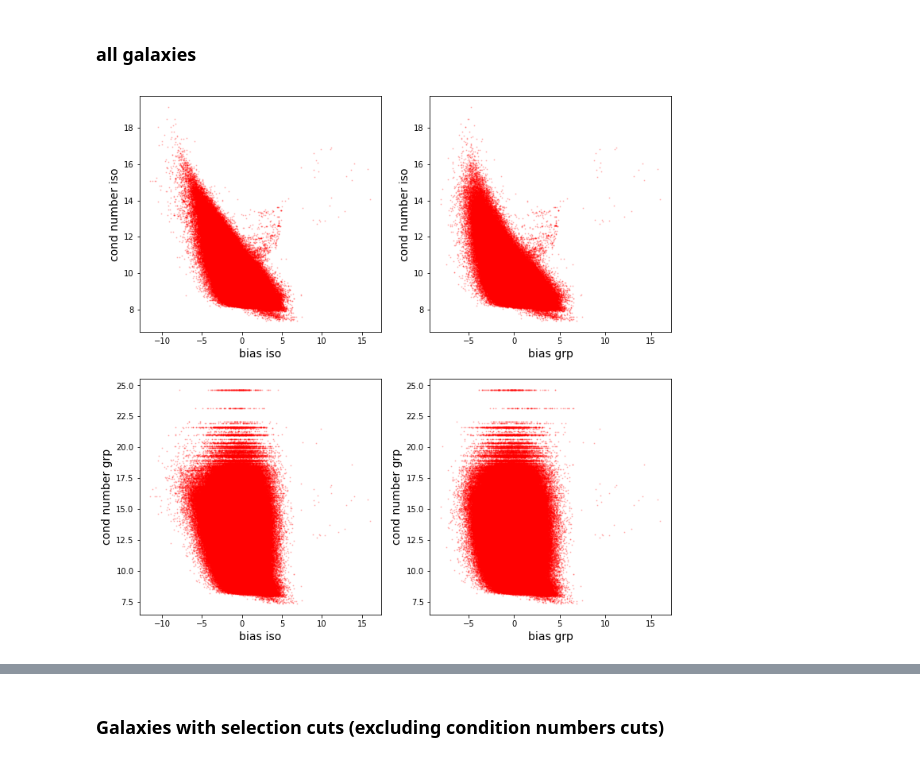
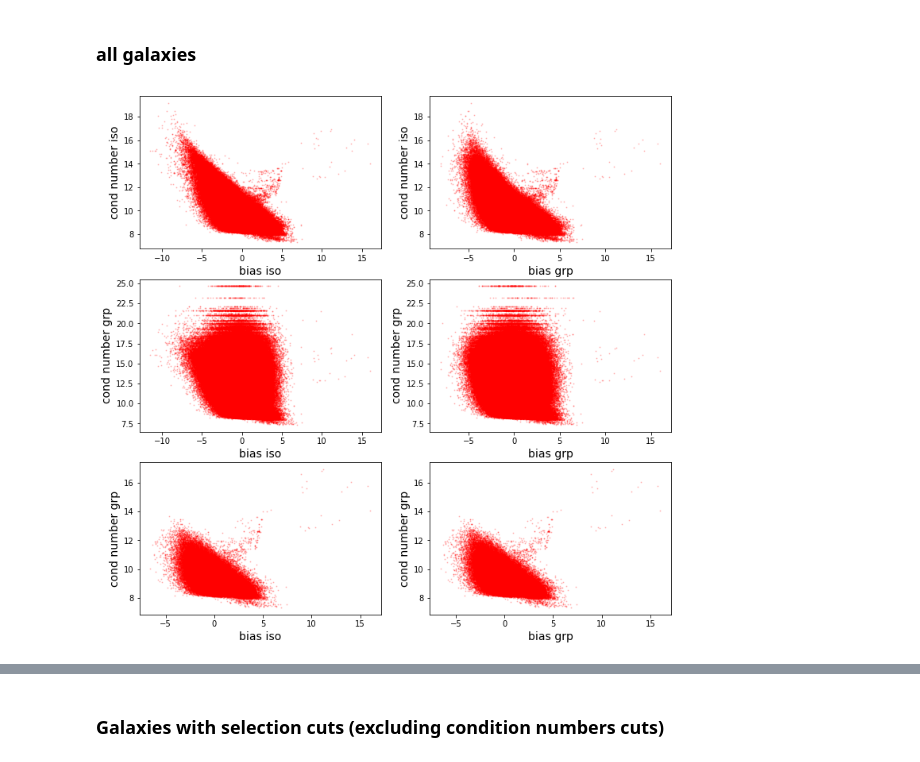
Before and after one commit to ismael-mendoza/wld_code, a Jupyter notebook: notebooks/reflect1.ipynb, the cells around one changed output, grey strips where cells are left out. Drawn from its saved outputs; the diff is of its cells as text; code cells hidden in the pictures.

Commit message:
added some plots that discussed with Pat

```diff
--- a/notebooks/reflect1.ipynb
+++ b/notebooks/reflect1.ipynb
@@ -88,29 +122,44 @@ np.sum( (cat1['cond_num_grp'] < 1e14) & (cat1['cond_num'] > 1e14)  )
 # %% [markdown]
 ### all galaxies
 # %%
-cond = (cat1['cond_num'] < np.inf) & (cat1['bias_g1_grp']  != 0) & (cat1['cond_num_grp'] < np.inf)
+cond = (cat1['cond_num'] < np.inf) & (cat1['snr_grpf']  != 0) & (cat1['cond_num_grp'] < np.inf)
+cond2 = cond & (cat1['grp_size']==1)
 
 cond_num_iso = np.log10(cat1[cond]['cond_num'])
 cond_num_grp = np.log10(cat1[cond]['cond_num_grp'])
 bias_iso = np.log10(np.absolute(cat1[cond]['bias_g1']))
 bias_grp = np.log10(np.absolute(cat1[cond]['bias_g1_grp']))
+
+#check the bottom plots for objects that have grp size= 1.
+cond_num_iso2 = np.log10(cat1[cond2]['cond_num'])
+cond_num_grp2 = np.log10(cat1[cond2]['cond_num_grp'])
+bias_iso2 = np.log10(np.absolute(cat1[cond2]['bias_g1']))
+bias_grp2 = np.log10(np.absolute(cat1[cond2]['bias_g1_grp']))
 # %%
-fig, axs = plt.subplots(nrows=2,ncols=2,figsize=(12,12))
+fig, axs = plt.subplots(nrows=3,ncols=2,figsize=(12,12))
 axes = axs.flatten()
 axes[0].scatter(bias_iso, cond_num_iso, c='r', alpha=0.2, s=1)
 axes[0].set_xlabel("bias iso", size=14);
 axes[0].set_ylabel("cond number iso", size=14)
 
 axes[1].scatter(bias_grp, cond_num_iso, c='r', alpha=0.2, s=1)
 axes[1].set_xlabel("bias grp", size=14);
 axes[1].set_ylabel("cond number iso", size=14)
 
 axes[2].scatter(bias_iso, cond_num_grp, c='r', alpha=0.2, s=1)
 axes[2].set_xlabel("bias iso", size=14);
 axes[2].set_ylabel("cond number grp", size=14)
 
 axes[3].scatter(bias_grp, cond_num_grp, c='r', alpha=0.2, s=1)
 axes[3].set_xlabel("bias grp", size=14);
 axes[3].set_ylabel("cond number grp", size=14);
+
+axes[4].scatter(bias_iso2, cond_num_grp2, c='r', alpha=0.2, s=1)
+axes[4].set_xlabel("bias iso", size=14);
+axes[4].set_ylabel("cond number grp", size=14)
+
+axes[5].scatter(bias_grp2, cond_num_grp2, c='r', alpha=0.2, s=1)
+axes[5].set_xlabel("bias grp", size=14);
+axes[5].set_ylabel("cond number grp", size=14);
 # %% [output]
-[figure, old version]
+[figure, new version]
```
Also changed, not shown: parts of 9 cells of this notebook.
